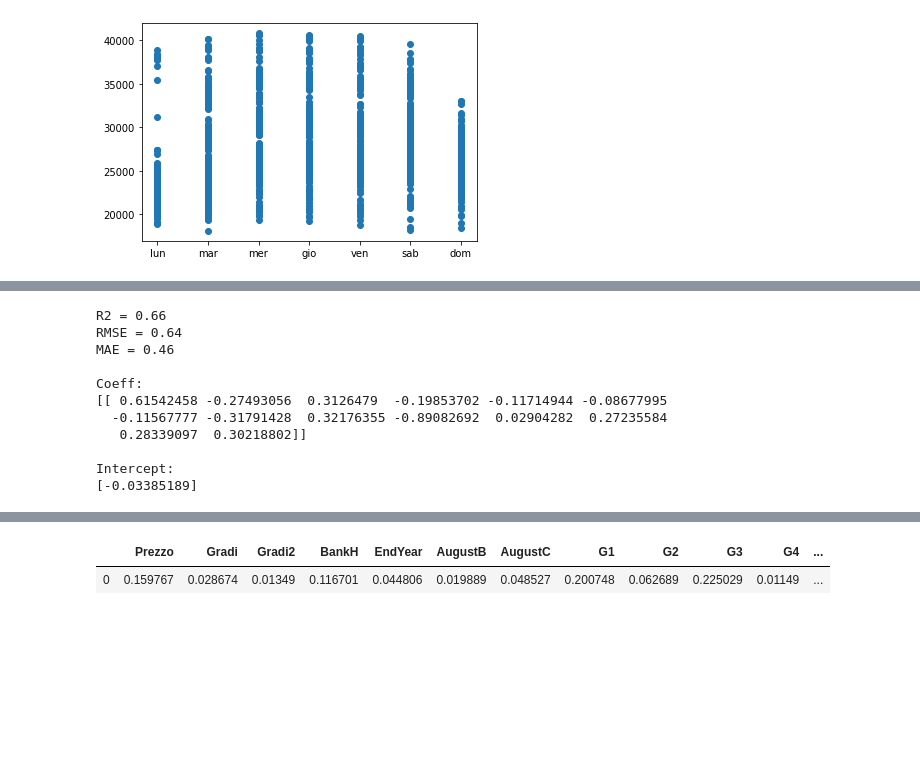
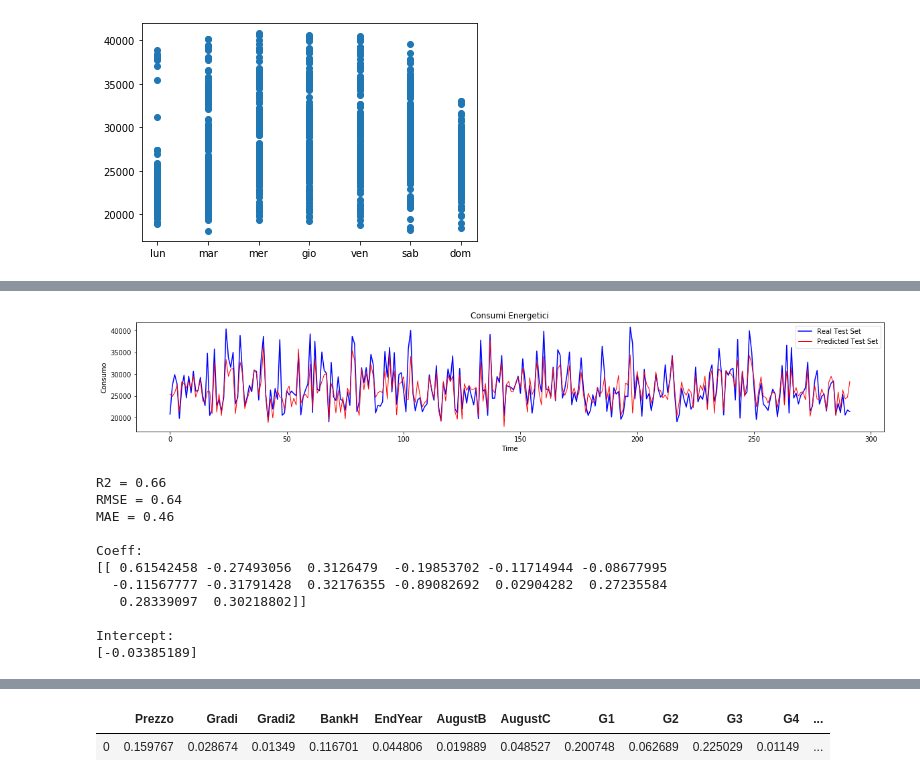
Before and after one commit to alessandropontini/Progetto_DSLAB, a Jupyter notebook: ste_reg_8_12_20/ita_8.ipynb, the cells around one changed output, grey strips where cells are left out. Drawn from its saved outputs; the diff is of its cells as text; code cells hidden in the pictures; blank space fills up the shorter version.

```diff
--- a/ste_reg_8_12_20/ita_8.ipynb
+++ b/ste_reg_8_12_20/ita_8.ipynb
@@ -167,12 +194,14 @@ Intercept:
 # %%
 from sklearn.svm import SVR
 #Kernel Lineare
 reg = SVR(kernel='linear')
 reg.fit(X_train,y_train.ravel())
 R2,RMSE,MAE = metrics(X_test,y_test,reg)
 
+plot_result(X_train,X_test,y_train,y_test,reg,scaler_y,True)
 print_result(R2,RMSE,MAE,reg)
 # %% [output]
+[figure, added]
 R2 = 0.66
 RMSE = 0.64
 MAE = 0.46
```
Also changed, not shown: parts of 8 cells of this notebook, 2 other files.
